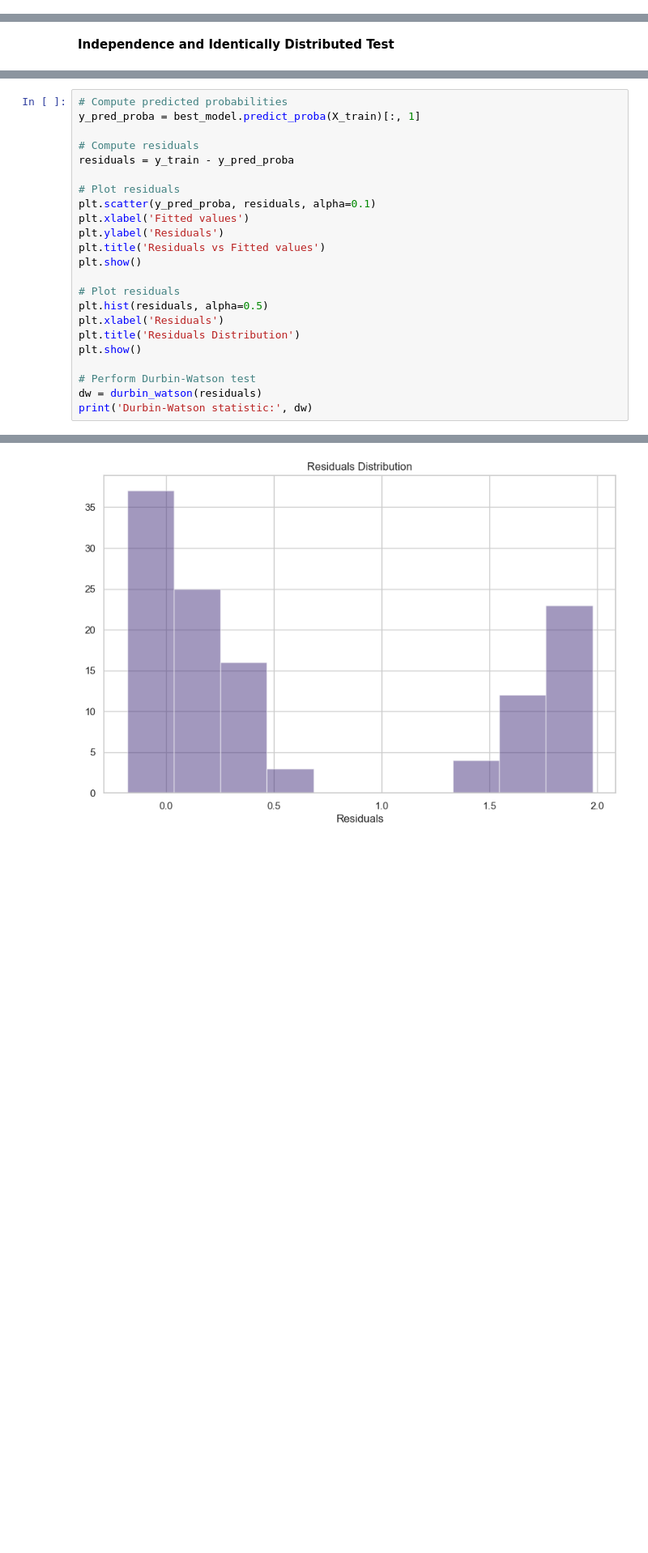
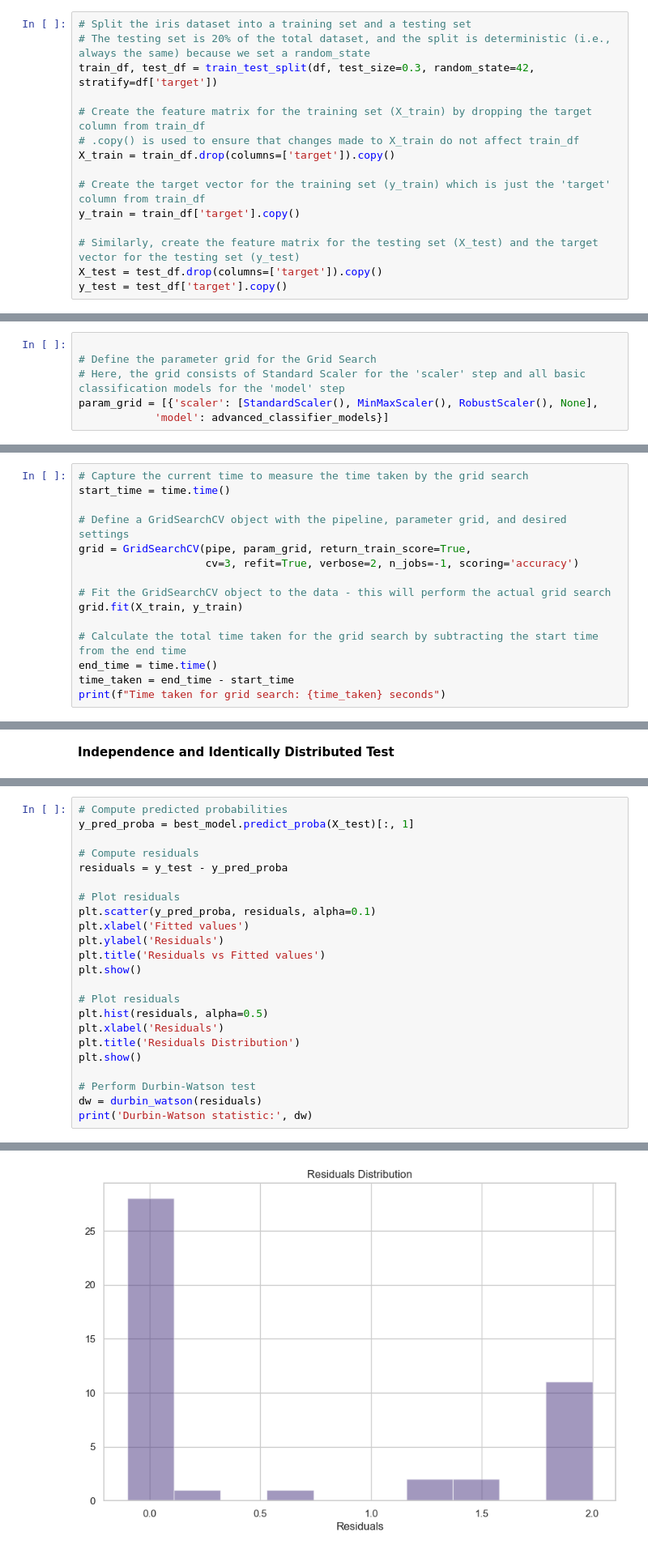
Before and after one commit to scelarek/Reference_Notebooks, a Jupyter notebook: Templates For Projects/5. Master Pipeline (Advanced) copy.ipynb, the cells around one changed output, grey strips where cells are left out. Shown at 81% size. Drawn from its saved outputs; the diff is of its cells as text; blank space fills up the shorter version.

```diff
--- a/Templates For Projects/5. Master Pipeline (Advanced) copy.ipynb
+++ b/Templates For Projects/5. Master Pipeline (Advanced) copy.ipynb
@@ -93,2 +85,17 @@ y_test = test_df['target'].copy()
+# %%
+# Split the iris dataset into a training set and a testing set
+# The testing set is 20% of the total dataset, and the split is deterministic (i.e., always the same) because we set a random_state
+train_df, test_df = train_test_split(df, test_size=0.3, random_state=42, stratify=df['target'])
+
+# Create the feature matrix for the training set (X_train) by dropping the target column from train_df
+# .copy() is used to ensure that changes made to X_train do not affect train_df
+X_train = train_df.drop(columns=['target']).copy()
+
+# Create the target vector for the training set (y_train) which is just the 'target' column from train_df
+y_train = train_df['target'].copy()
+
+# Similarly, create the feature matrix for the testing set (X_test) and the target vector for the testing set (y_test)
+X_test = test_df.drop(columns=['target']).copy()
+y_test = test_df['target'].copy()
 # %% [markdown]
 Create a pipeline for each type of problem.
@@ -117 +144,7 @@ param_grid_logreg_PCA = [
+# %%
+
+# Define the parameter grid for the Grid Search
+# Here, the grid consists of Standard Scaler for the 'scaler' step and all basic classification models for the 'model' step
+param_grid = [{'scaler': [StandardScaler(), MinMaxScaler(), RobustScaler(), None],
+            'model': advanced_classifier_models}]
 # %% [markdown]
@@ -140,0 +154,15 @@ Fitting 3 folds for each of 20 candidates, totalling 60 fits
+# %%
+# Capture the current time to measure the time taken by the grid search
+start_time = time.time()
+
+# Define a GridSearchCV object with the pipeline, parameter grid, and desired settings
+grid = GridSearchCV(pipe, param_grid, return_train_score=True,
+                    cv=3, refit=True, verbose=2, n_jobs=-1, scoring='accuracy')
+
+# Fit the GridSearchCV object to the data - this will perform the actual grid search
+grid.fit(X_train, y_train)
+
+# Calculate the total time taken for the grid search by subtracting the start time from the end time
+end_time = time.time()
+time_taken = end_time - start_time
+print(f"Time taken for grid search: {time_taken} seconds")
@@ -289,9 +366,9 @@ plt.show()
 # %%
 # Compute predicted probabilities
-y_pred_proba = best_model.predict_proba(X_train)[:, 1]
+y_pred_proba = best_model.predict_proba(X_test)[:, 1]
 
 # Compute residuals
-residuals = y_train - y_pred_proba
+residuals = y_test - y_pred_proba
 
 # Plot residuals
 plt.scatter(y_pred_proba, residuals, alpha=0.1)
@@ -314 +391 @@ print('Durbin-Watson statistic:', dw)
-[figure, old version]
+[figure, new version]
```
Also changed, not shown: parts of 31 cells of this notebook, 2 other files.
